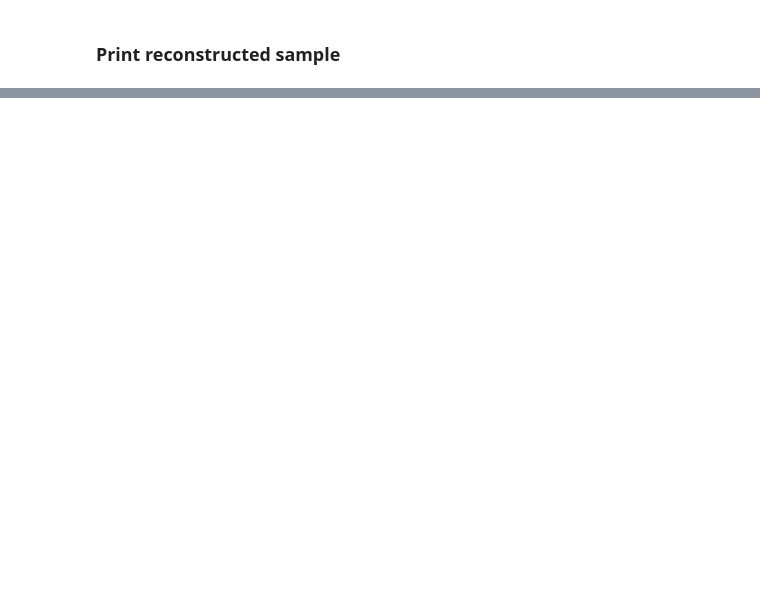
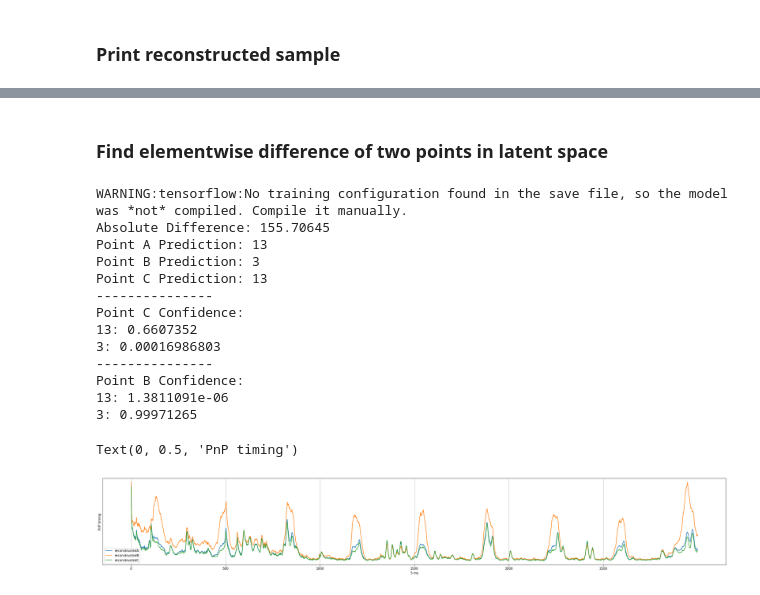
Before and after one commit to egesko/SideChannel-AdversarialAI, a Jupyter notebook: Tensorflow/VAE_wDecreasedClass.ipynb, the cells around one changed output, grey strips where cells are left out. Saved outputs shown, nothing was run; the diff lists cells and outputs as text; code cells hidden in the pictures; blank space fills up the shorter version.

Commit message:
Created new tool to perform GDA on discovered latent space points

```diff
--- a/Tensorflow/VAE_wDecreasedClass.ipynb
+++ b/Tensorflow/VAE_wDecreasedClass.ipynb
@@ -373,0 +524,73 @@ fig.savefig('vis_test.png',dpi=200)
+# %% [markdown]
+### Find elementwise difference of two points in latent space
+# %%
+#x = np.linspace(-0.2, 0.2, num=10)
+
+classA = 13
+classB = 3
+
+path = '/home/ege/Repo/SideChannel-AdversarialAI/Tensorflow/TwoClassModels'
+
+decoder = tf.keras.models.load_model(path+"/"+str(classA)+"/"+str(classB)+"/modeldecoder.h5")
+pointA = [[0.25,0]]
+pointB = [[0,0]]
+pointC = [[0.25,1]]
+
+reconstructedA = decoder.predict(pointA)
+reconstructedB = decoder.predict(pointB)
+reconstructedC = decoder.predict(pointC)
+
+#absolute_difference = np.sum(abs((reconstructedA*(maximum-minimum)+minimum)-(reconstructedB*(maximum-minimum)+minimum)))
+absolute_difference = np.sum(abs((reconstructedA*(maximum-minimum)+minimum)-(reconstructedC*(maximum-minimum)+minimum)))
+
+print("Absolute Difference: "+ str(absolute_difference))
+
+print("Point A Prediction: "+ str(np.argmax(classification_model.predict(reconstructedA))))
+print("Point B Prediction: "+ str(np.argmax(classification_model.predict(reconstructedB))))
+print("Point C Prediction: "+ str(np.argmax(classification_model.predict(reconstructedC))))
+
+
+print("---------------")
+print("Point C Confidence: ")
+print(str(classA)+": "+ str(classification_model.predict(reconstructedC)[0][13]))
+print(str(classB)+": "+ str(classification_model.predict(reconstructedC)[0][3]))
+
+print("---------------")
+print("Point B Confidence: ")
+print(str(classA)+": "+ str(classification_model.predict(reconstructedB)[0][13]))
+print(str(classB)+": "+ str(classification_model.predict(reconstructedB)[0][3]))
+
+
+
+fig = plt.figure(figsize=(35,5))
+plt.plot(reconstructedA[0],label='reconstructedA')
+plt.plot(reconstructedB[0],label='reconstructedB')
+plt.plot(reconstructedC[0],label='reconstructedC')
+#plt.plot(data3[0],label=3)
+#plt.plot(data4[0],label=4)
+#plt.plot(averageArray[0])
+
+plt.legend()
+plt.yticks(np.arange(0, 1, 1))
+plt.xticks(np.arange(0, 3000, 500))
+plt.grid()
+#plt.axhline(linewidth=1, color='r')
+plt.xlabel("5 ms")
+plt.ylabel("PnP timing")
+#figure(figsize=(8, 6), dpi=80)
+# %% [output]
+WARNING:tensorflow:No training configuration found in the save file, so the model was *not* compiled. Compile it manually.
+Absolute Difference: 155.70645
+Point A Prediction: 13
+Point B Prediction: 3
+Point C Prediction: 13
+---------------
+Point C Confidence:
+13: 0.6607352
+3: 0.00016986803
+---------------
+Point B Confidence:
+13: 1.3811091e-06
+3: 0.99971265
+Text(0, 0.5, 'PnP timing')
+[figure, added]
```
Also changed, not shown: parts of 10 cells of this notebook, 1 other file.
